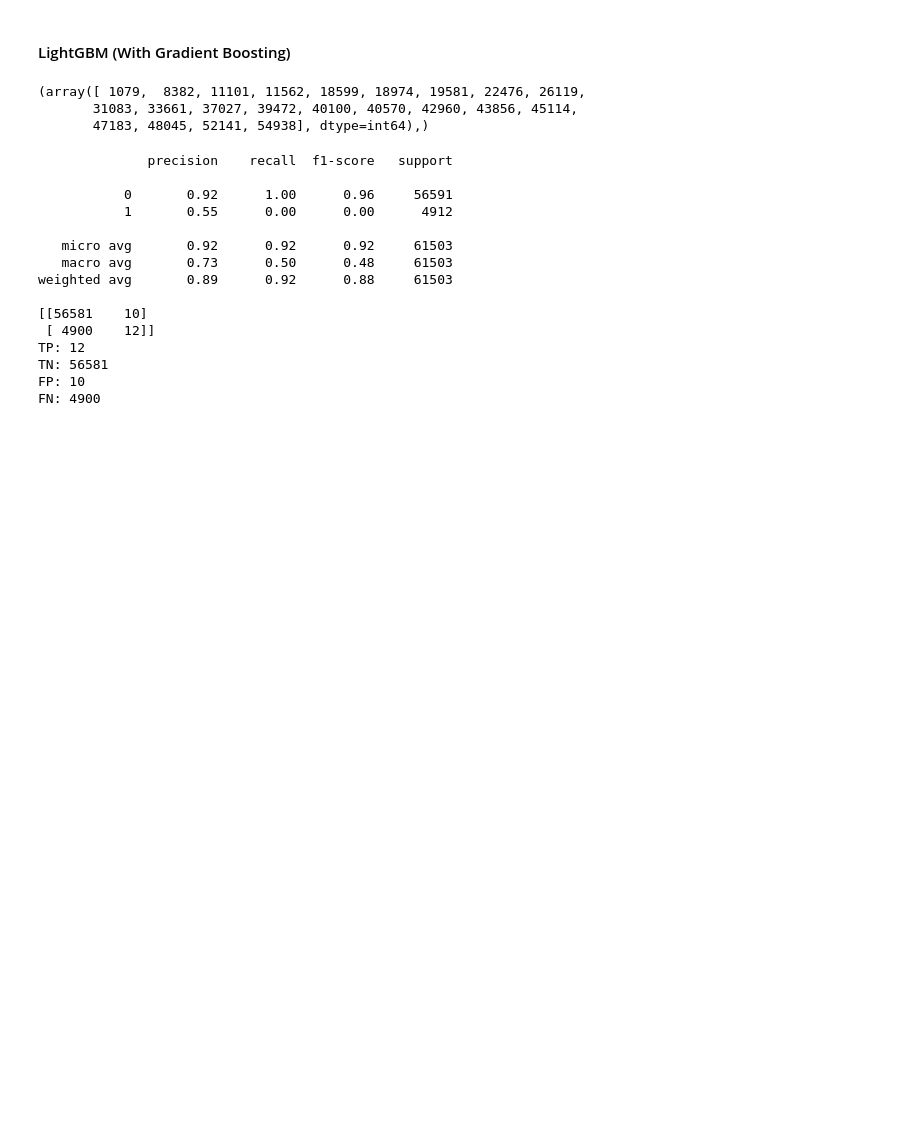
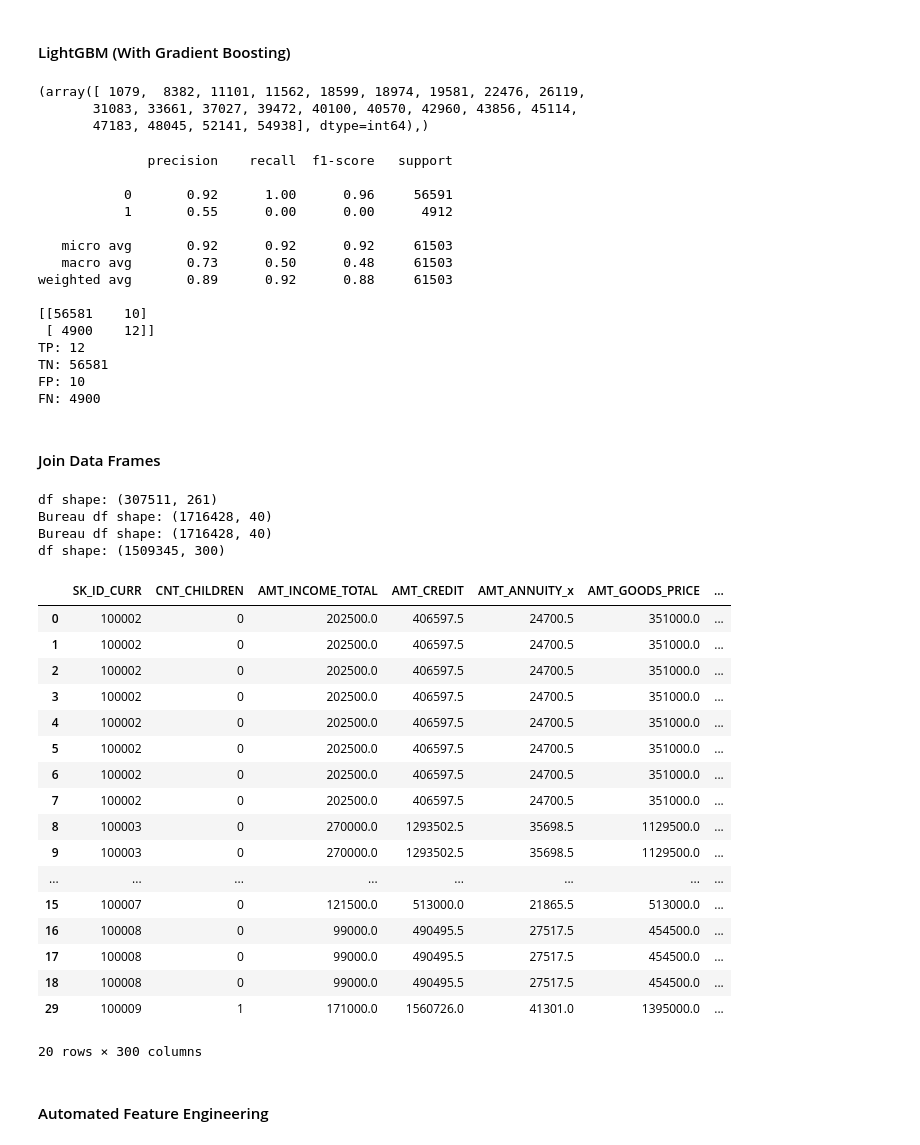
Before and after one commit to MikeCruickshank/HomeCredit_Project, a Jupyter notebook: CMPE351_Project_Notebook.ipynb, the cells around one changed output. Drawn from its saved outputs; the diff is of its cells as text; code cells hidden in the pictures; blank space fills up the shorter version.

Commit message:
Added notebook with feature engineering samples

```diff
--- a/CMPE351_Project_Notebook.ipynb
+++ b/CMPE351_Project_Notebook.ipynb
@@ -19,5 +21,7 @@ app_test = pd.read_csv("application_test.csv")
 # %%
-app_train = pd.read_csv("application_train.csv")
+app_train = pd.read_csv("application_train.csv", nrows = 100)
 app_train_copy = app_train.copy()
 # %%
 app_train = app_train_copy
+# %%
+bureau = pd.read_csv("bureau.csv", nrows = 100)
@@ -24,11 +48,9 @@ app_train = app_train_copy
 # %%
-bureau = pd.read_csv("bureau.csv")
-bureau_balance = pd.read_csv("bureau_balance.csv")
-credit_card_balance = pd.read_csv("credit_card_balance.csv")
-installments = pd.read_csv("installments_payments.csv")
-pos_cash_balance = pd.read_csv("POS_CASH_balance.csv")
-previous_app = pd.read_csv("previous_application.csv")
-sample_submission = pd.read_csv("sample_submission.csv")
+credit_card_balance = pd.read_csv("credit_card_balance.csv", nrows = 100)
+installments = pd.read_csv("installments_payments.csv", nrows = 100)
+pos_cash_balance = pd.read_csv("POS_CASH_balance.csv", nrows = 100)
+previous_app = pd.read_csv("previous_application.csv", nrows = 100)
+sample_submission = pd.read_csv("sample_submission.csv", nrows = 100)
 # %%
 #columns_description = pd.read_csv("HomeCredit_columns_description.csv")
 # %% [markdown]
@@ -289,3 +310,41 @@ TP: 12
 TN: 56581
 FP: 10
 FN: 4900
+# %% [markdown]
+#### Join Data Frames
+# %%
+df = app_train
+print("df shape:", df.shape)
+print("Bureau df shape:", bureau.shape)
+bureau, bureau_cat = one_hot_encoder(bureau)
+print("Bureau df shape:", bureau.shape)
+df = df.merge(bureau, how='left', on='SK_ID_CURR')
+print("df shape:", df.shape)
+# %% [output]
+df shape: (307511, 261)
+Bureau df shape: (1716428, 40)
+Bureau df shape: (1716428, 40)
+df shape: (1509345, 300)
+# %%
+df.sort_values(by=['SK_ID_CURR']).head(20)
+# %% [output]
+|  | SK_ID_CURR | CNT_CHILDREN | AMT_INCOME_TOTAL | AMT_CREDIT | AMT_ANNUITY_x | AMT_GOODS_PRICE | ... |
+| 0 | 100002 | 0 | 202500.0 | 406597.5 | 24700.5 | 351000.0 | ... |
+| 1 | 100002 | 0 | 202500.0 | 406597.5 | 24700.5 | 351000.0 | ... |
+| 2 | 100002 | 0 | 202500.0 | 406597.5 | 24700.5 | 351000.0 | ... |
+| 3 | 100002 | 0 | 202500.0 | 406597.5 | 24700.5 | 351000.0 | ... |
+| 4 | 100002 | 0 | 202500.0 | 406597.5 | 24700.5 | 351000.0 | ... |
+| 5 | 100002 | 0 | 202500.0 | 406597.5 | 24700.5 | 351000.0 | ... |
+| 6 | 100002 | 0 | 202500.0 | 406597.5 | 24700.5 | 351000.0 | ... |
+| 7 | 100002 | 0 | 202500.0 | 406597.5 | 24700.5 | 351000.0 | ... |
+| 8 | 100003 | 0 | 270000.0 | 1293502.5 | 35698.5 | 1129500.0 | ... |
+| 9 | 100003 | 0 | 270000.0 | 1293502.5 | 35698.5 | 1129500.0 | ... |
+| ... | ... | ... | ... | ... | ... | ... | ... |
+| 15 | 100007 | 0 | 121500.0 | 513000.0 | 21865.5 | 513000.0 | ... |
+| 16 | 100008 | 0 | 99000.0 | 490495.5 | 27517.5 | 454500.0 | ... |
+| 17 | 100008 | 0 | 99000.0 | 490495.5 | 27517.5 | 454500.0 | ... |
+| 18 | 100008 | 0 | 99000.0 | 490495.5 | 27517.5 | 454500.0 | ... |
+| 29 | 100009 | 1 | 171000.0 | 1560726.0 | 41301.0 | 1395000.0 | ... |
+20 rows × 300 columns
+# %% [markdown]
+#### Automated Feature Engineering
```
Also changed, not shown: parts of 7 cells of this notebook, 1 other file.
